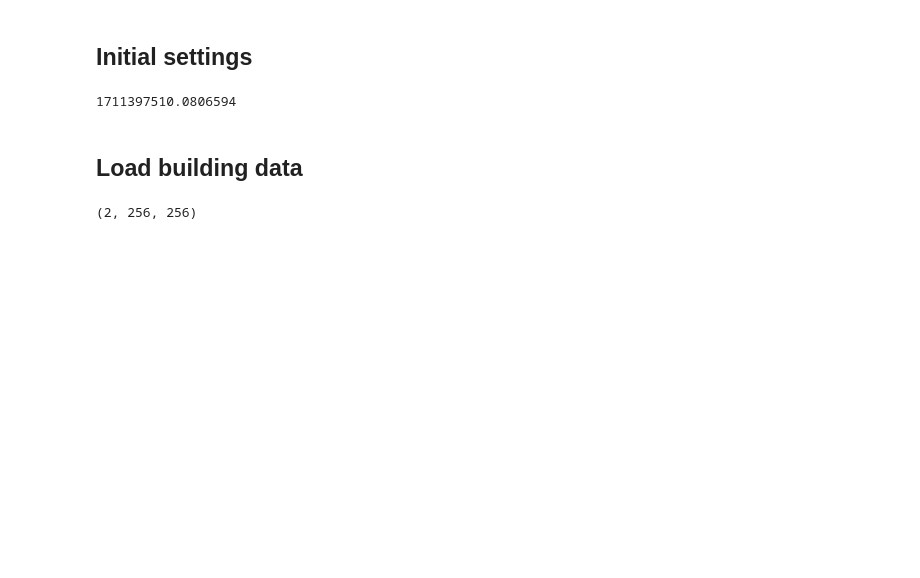
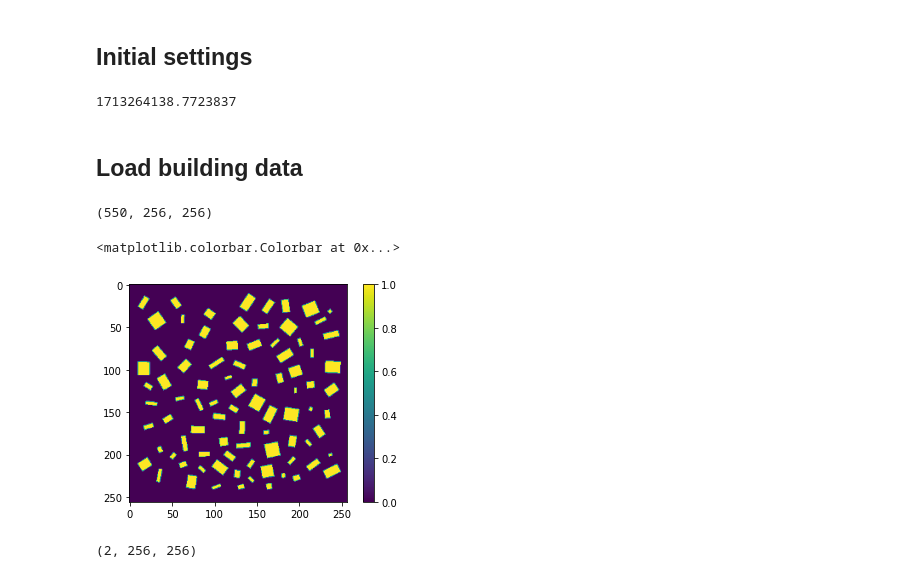
Before and after one commit to guodh321/FlowPassBuilding, a Jupyter notebook: MainCodes/2_Compression_Model_Building.ipynb, the cells around one changed output. Drawn from its saved outputs; the diff is of its cells as text; code cells hidden in the pictures; blank space fills up the shorter version.

```diff
--- a/MainCodes/2_Compression_Model_Building.ipynb
+++ b/MainCodes/2_Compression_Model_Building.ipynb
@@ -17,15 +17,27 @@ import wandb
 # %% [markdown]
 ## Initial settings
 # %%
-lr=0.001
-
 t0 = time.time()
 
 print(t0)
 
 root_path = '/home/dg321/gitTest/PRI/irp/FlowPassBuilding/'
 # %% [output]
-1711397510.0806594
+1713264138.7723837
 # %% [markdown]
 ## Load building data
+# %%
+data_new_generated = np.load("/home/dg321/gitTest/PRI/irp/FlowPassBuilding/fortran_building_volume_frac_codes/building_data/building_images_550_256_256.npy")
+print(data_new_generated.shape)
+
+concatenated_data_revalued = data_new_generated
+# %% [output]
+(550, 256, 256)
+# %%
+# plt.imshow(concatenated_data_revalued[201,:,:])
+plt.imshow(concatenated_data_revalued[10,:,:])
+plt.colorbar()
+# %% [output]
+<matplotlib.colorbar.Colorbar at 0x...>
+[figure, added]
 # %%
```
Also changed, not shown: parts of 27 cells of this notebook, 25 other files.
